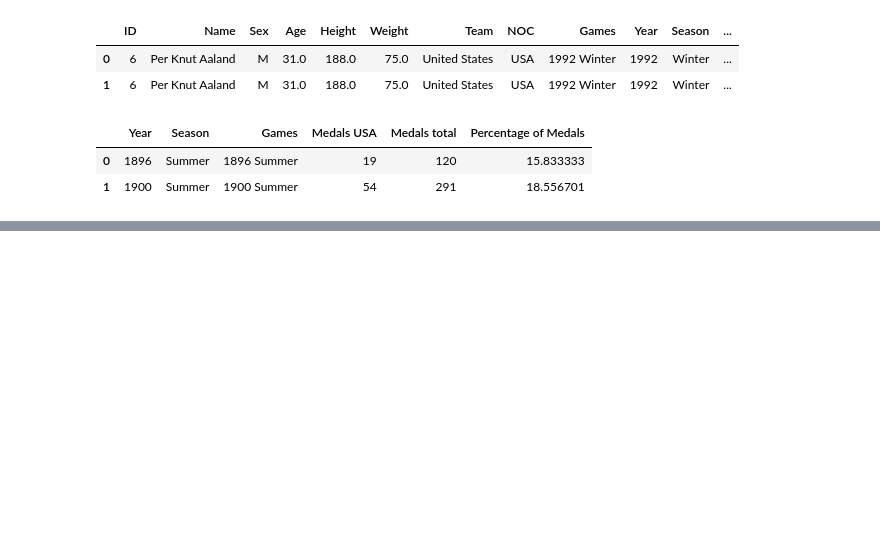
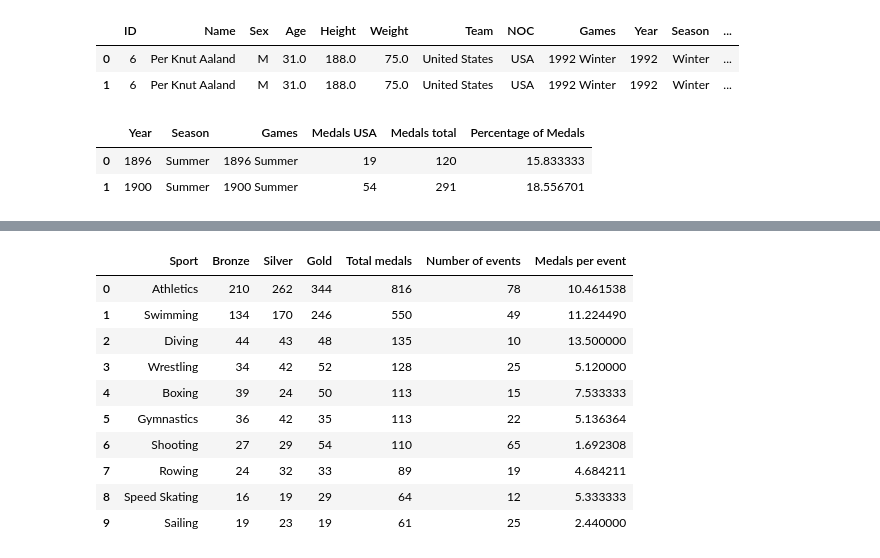
Before and after one commit to Anna-MariaSjolund/Databehandling-OS-projekt-Anna-MariaSjolund-ChristopherSeander, a Jupyter notebook: A-Ms_files_temporary/testing.ipynb, the cells around one changed output, grey strips where cells are left out. Cells and saved outputs as stored; diff of their text form; code cells hidden in the pictures; blank space fills up the shorter version.

```diff
--- a/A-Ms_files_temporary/testing.ipynb
+++ b/A-Ms_files_temporary/testing.ipynb
@@ -126,0 +229,39 @@ medals_winter_num.show()
+# %%
+##RIGHT NOW CORREECT
+
+def medals_top_ten_sports():
+
+    #Import the data
+    medals_won_all = LoadDataUSA.medals_won()
+    sport_medals = LoadDataUSA.medals_per_sport()
+
+    #Sort the medals by Total Medals
+    top_ten_sports = sport_medals.sort_values(by="Total medals", ascending=False).reset_index(drop=True).head(10)
+
+    #Creates new data frame with the different medal types for the top ten sports
+    list_of_sports = list(top_ten_sports["Sport"]) #Creates a list of the names for the sports in the top_ten_sports
+    sport_medals_top_ten = pd.DataFrame({"Total medals": medals_won_all["Medal"].groupby(medals_won_all["Sport"]).value_counts()}).reset_index()
+    sport_medals_top_ten = sport_medals_top_ten[sport_medals_top_ten["Sport"].isin(list_of_sports)] #Reference: https://thispointer.com/python-pandas-select-rows-in-dataframe-by-conditions-on-multiple-columns/
+
+    sport_medals_top_ten = sport_medals_top_ten.pivot_table("Total medals", ["Sport"], "Medal").reset_index() #Reference: https://stackoverflow.com/questions/17298313/python-pandas-convert-rows-as-column-headers
+    sport_medals_top_ten = sport_medals_top_ten.rename_axis(None, axis=1) #Reference: https://stackoverflow.com/questions/29765548/remove-index-name-in-pandas
+    sport_medals_top_ten = sport_medals_top_ten[["Sport", "Bronze", "Silver", "Gold"]]
+    sport_medals_top_ten = pd.merge(sport_medals_top_ten, top_ten_sports, on="Sport")
+    sport_medals_top_ten = sport_medals_top_ten.sort_values(by="Total medals", ascending=False).reset_index(drop=True)
+
+    return sport_medals_top_ten
+# %%
+test = medals_top_ten_sports()
+test
+# %% [output]
+|  | Sport | Bronze | Silver | Gold | Total medals | Number of events | Medals per event |
+| 0 | Athletics | 210 | 262 | 344 | 816 | 78 | 10.461538 |
+| 1 | Swimming | 134 | 170 | 246 | 550 | 49 | 11.224490 |
+| 2 | Diving | 44 | 43 | 48 | 135 | 10 | 13.500000 |
+| 3 | Wrestling | 34 | 42 | 52 | 128 | 25 | 5.120000 |
+| 4 | Boxing | 39 | 24 | 50 | 113 | 15 | 7.533333 |
+| 5 | Gymnastics | 36 | 42 | 35 | 113 | 22 | 5.136364 |
+| 6 | Shooting | 27 | 29 | 54 | 110 | 65 | 1.692308 |
+| 7 | Rowing | 24 | 32 | 33 | 89 | 19 | 4.684211 |
+| 8 | Speed Skating | 16 | 19 | 29 | 64 | 12 | 5.333333 |
+| 9 | Sailing | 19 | 23 | 19 | 61 | 25 | 2.440000 |
```
Also changed, not shown: parts of 27 cells of this notebook.
